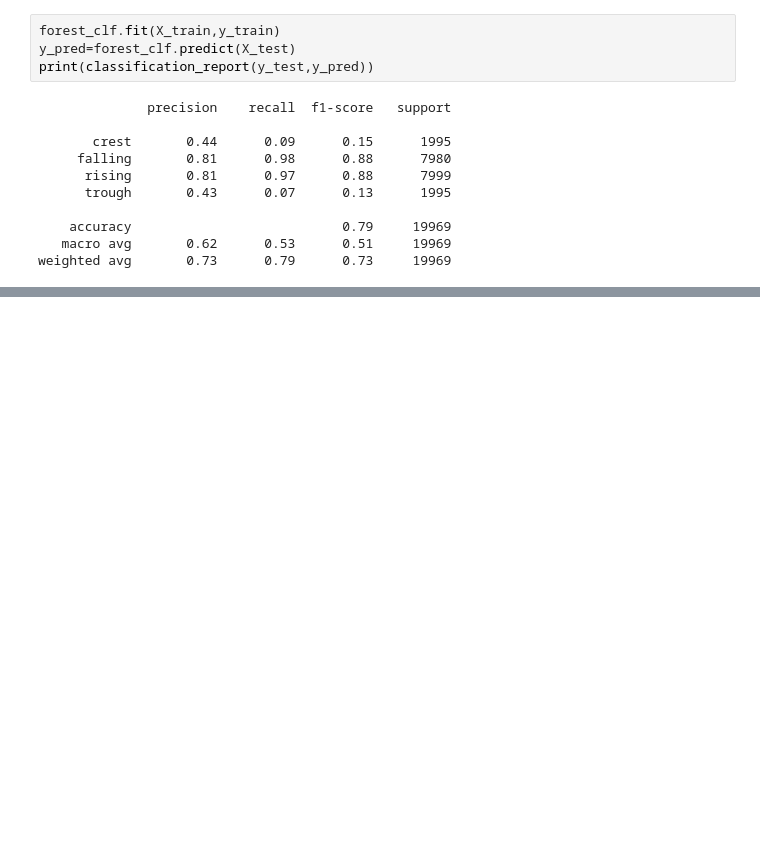
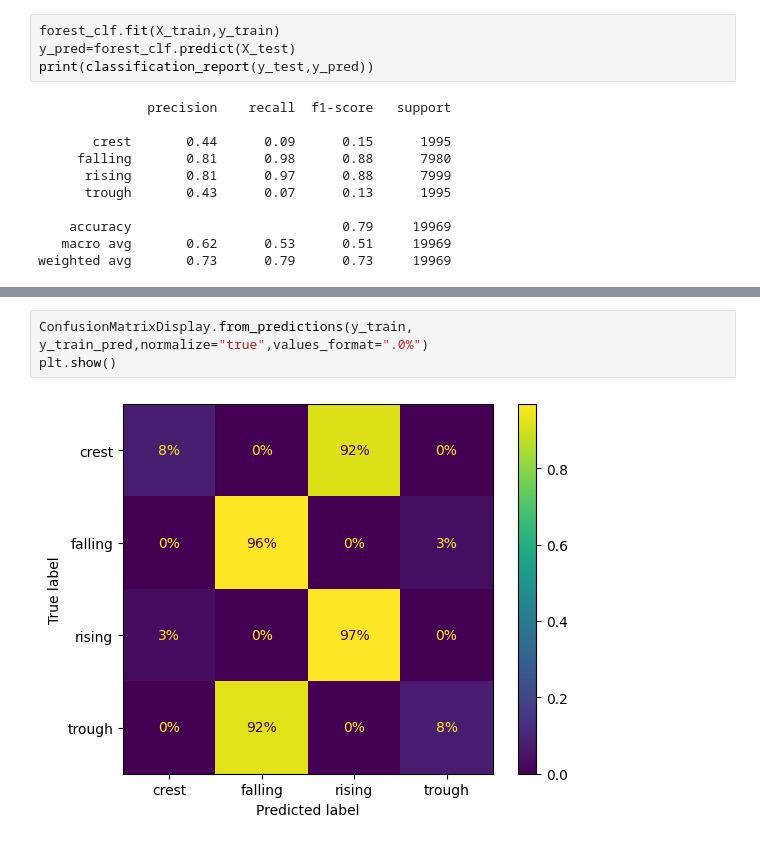
Before and after one commit to PaulMbutu/Machine_Learning_Projects, a Jupyter notebook: peaks_classification_based_on_ma.ipynb, the cells around one changed output, grey strips where cells are left out. Drawn from its saved outputs; the diff is of its cells as text; blank space fills up the shorter version.

```diff
--- a/peaks_classification_based_on_ma.ipynb
+++ b/peaks_classification_based_on_ma.ipynb
@@ -448,0 +470,5 @@ weighted avg       0.73      0.79      0.73     19969
+# %%
+ConfusionMatrixDisplay.from_predictions(y_train, y_train_pred,normalize="true",values_format=".0%")
+plt.show()
+# %% [output]
+[figure, added]
```
Also changed, not shown: parts of 7 cells of this notebook, 1 other file.
